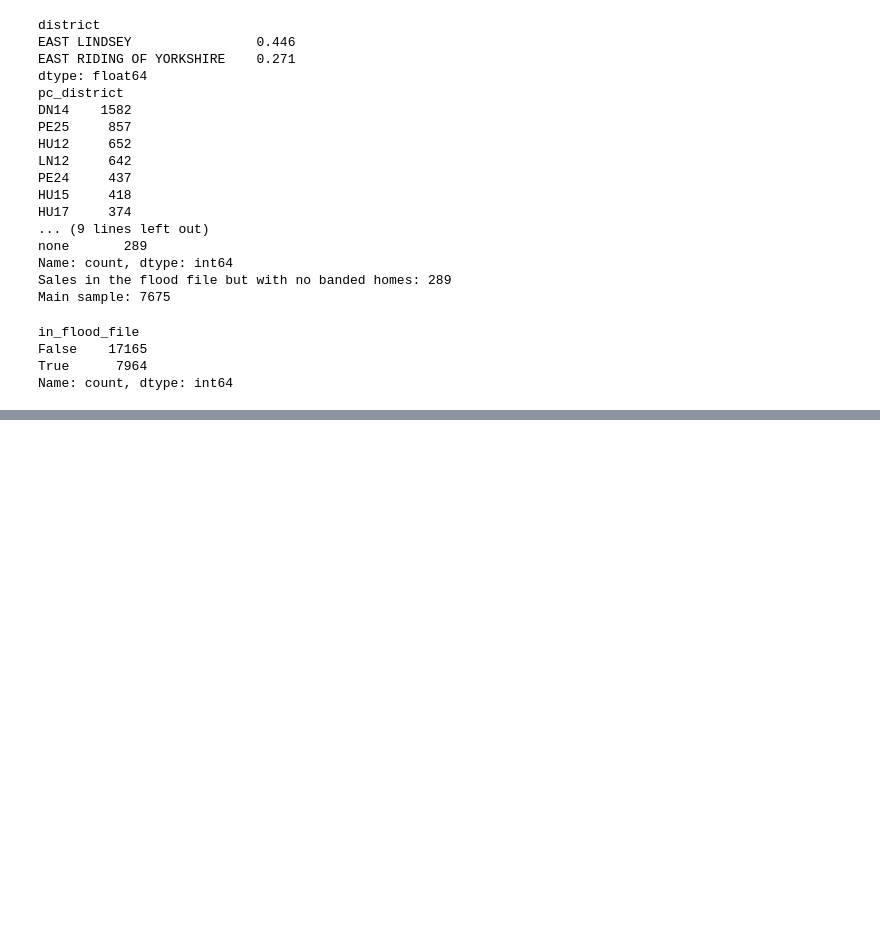
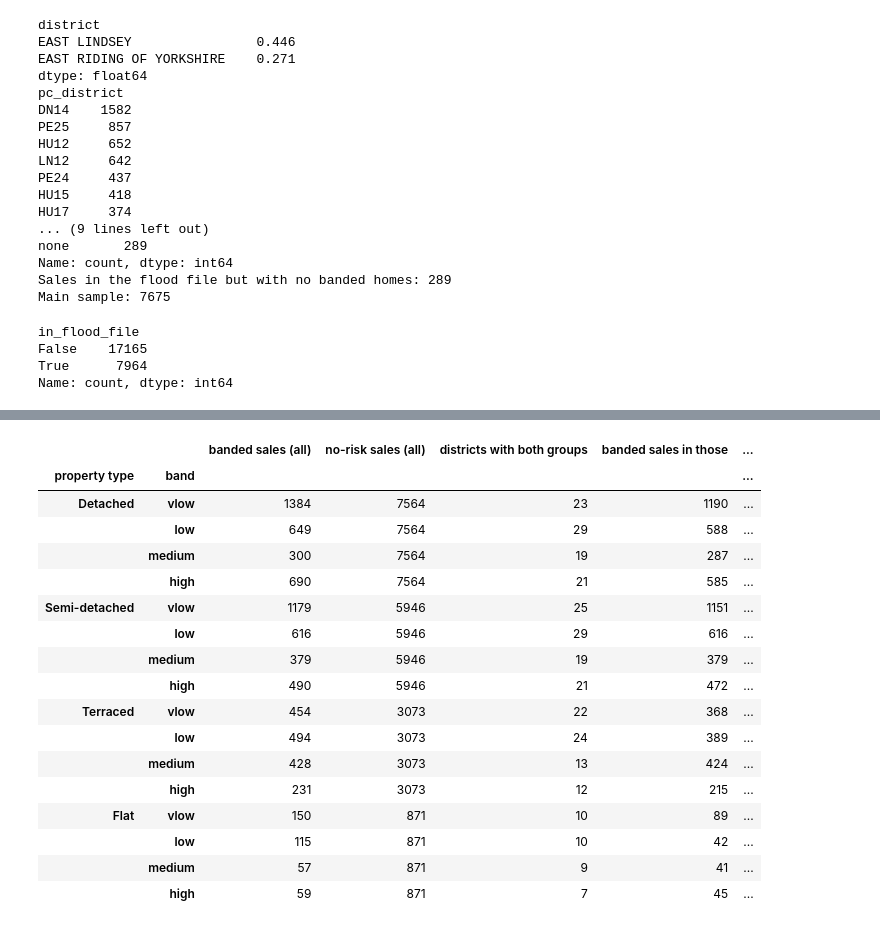
Before and after one commit to boboren2/Team-14, a Jupyter notebook: Maincode.ipynb, the cells around one changed output, grey strips where cells are left out. Saved outputs shown, nothing was run; the diff lists cells and outputs as text; code cells hidden in the pictures; blank space fills up the shorter version.

```diff
--- a/Maincode.ipynb
+++ b/Maincode.ipynb
@@ -270,0 +280,44 @@ Name: count, dtype: int64
+# %%
+types = {"D": "Detached", "S": "Semi-detached", "T": "Terraced", "F": "Flat"}
+bands = ["vlow", "low", "medium", "high"]
+
+# sales in each property type, district and band (0 if none)
+counts = (data.groupby(["prop_type", "pc_district", "dominant_band"]).size()
+          .unstack(fill_value=0).reindex(columns=order, fill_value=0))
+
+rows = []
+for code, tname in types.items():
+    c = counts.loc[code]
+    for b in bands:
+        both = c[(c["none"] >= 1) & (c[b] >= 1)]            # complete cases: district has both groups
+        rows.append({
+            "property type": tname,
+            "band": b,
+            "banded sales (all)": int(c[b].sum()),
+            "no-risk sales (all)": int(c["none"].sum()),
+            "districts with both groups": len(both),
+            "banded sales in those": int(both[b].sum()),
+            "no-risk sales in those": int(both["none"].sum()),
+        })
+summary = pd.DataFrame(rows).set_index(["property type", "band"])
+summary["share of banded sales kept"] = (summary["banded sales in those"] / summary["banded sales (all)"]).round(2)
+display(summary)
+# %% [output]
+|  |  | banded sales (all) | no-risk sales (all) | districts with both groups | banded sales in those | ... |
+| property type | band |  |  |  |  | ... |
+| Detached | vlow | 1384 | 7564 | 23 | 1190 | ... |
+|  | low | 649 | 7564 | 29 | 588 | ... |
+|  | medium | 300 | 7564 | 19 | 287 | ... |
+|  | high | 690 | 7564 | 21 | 585 | ... |
+| Semi-detached | vlow | 1179 | 5946 | 25 | 1151 | ... |
+|  | low | 616 | 5946 | 29 | 616 | ... |
+|  | medium | 379 | 5946 | 19 | 379 | ... |
+|  | high | 490 | 5946 | 21 | 472 | ... |
+| Terraced | vlow | 454 | 3073 | 22 | 368 | ... |
+|  | low | 494 | 3073 | 24 | 389 | ... |
+|  | medium | 428 | 3073 | 13 | 424 | ... |
+|  | high | 231 | 3073 | 12 | 215 | ... |
+| Flat | vlow | 150 | 871 | 10 | 89 | ... |
+|  | low | 115 | 871 | 10 | 42 | ... |
+|  | medium | 57 | 871 | 9 | 41 | ... |
+|  | high | 59 | 871 | 7 | 45 | ... |
```
Also changed, not shown: parts of 6 cells of this notebook.
